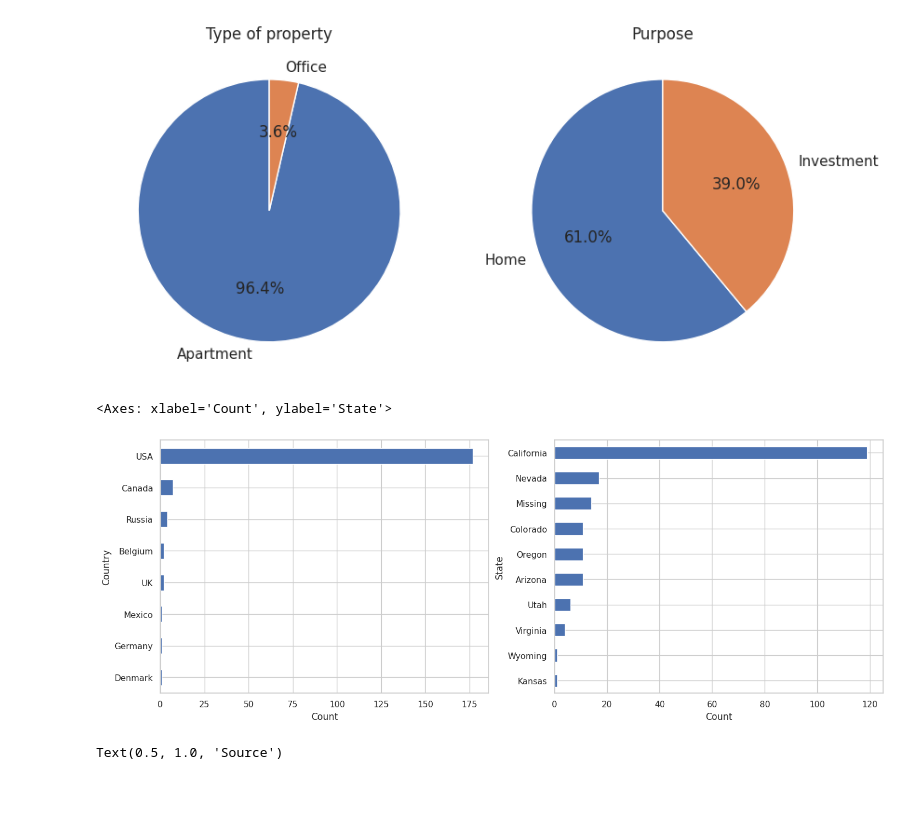
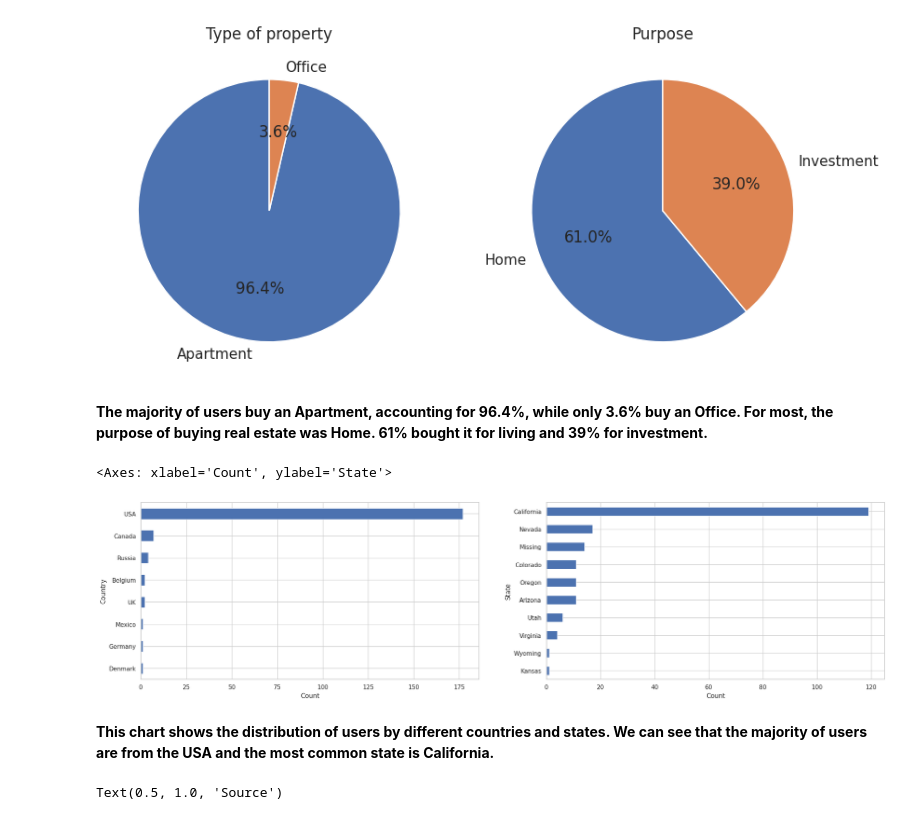
Before and after one commit to DAvocad00/HW2, a Jupyter notebook: EDA/target_customers.ipynb, the cells around one changed output. Drawn from its saved outputs; the diff is of its cells as text; code cells hidden in the pictures; blank space fills up the shorter version.

```diff
--- a/EDA/target_customers.ipynb
+++ b/EDA/target_customers.ipynb
@@ -256,5 +233,3 @@ data['Area (ft.)'] = data['Area (ft.)'].apply(lambda x: x/10.764).round(2)
-# %%
-data.rename(columns={'Area (ft.)': 'Area'}, inplace= True)
 # %%
-data[['Deal satisfaction','Building']] = data[['Deal satisfaction','Building']].astype('int8')
-data[['ID','Property number']] = data[['ID','Property number']].astype('int64')
+data[['Deal_satisfaction','Rooms']] = data[['Deal_satisfaction','Rooms']].astype('int8')
+data[['ID','Property_number']] = data[['ID','Property_number']].astype('int64')
@@ -279,11 +245,11 @@ data.head()
 # %% [markdown]
 <div align="center"> <font size="5"> <b>Data visualization</b> </div>
 # %%
-sns.set(style='whitegrid', context='notebook')
-
 sns.histplot(data['Gender'])
 
 plt.title('Gender Distribution')
 plt.xlabel('Gender')
 plt.ylabel('Count')
+
+data['Gender'].value_counts(normalize=True).round(2)*100
 # %% [output]
@@ -306,7 +284,5 @@ plt.legend()
 # %%
-sns.set(style='whitegrid', context='notebook')
-
-sns.histplot(data['Age Interval'], kde=True)
+sns.histplot(data[data['Entity']=='Individual']['Age_Interval'], kde=True)
 
 plt.title('Distribution by age interval')
 plt.xlabel('Age Interval')
@@ -346,14 +346,18 @@ axs[1].set_title('Purpose')
 # %% [output]
 Text(0.5, 1.0, 'Purpose')
 [figure]
+# %% [markdown]
+<b>The majority of users buy an Apartment, accounting for 96.4%, while only 3.6% buy an Office. For most, the purpose of buying real estate was Home. 61% bought it for living and 39% for investment.</b>
 # %%
-fig, axes = plt.subplots(1, 2, figsize=(17, 6))
+fig, axes = plt.subplots(1, 2, figsize=(25, 6))
 
 data['Country'].value_counts(ascending=True).plot(kind='barh',xlabel='Count',ax=axes[0])
 data['State'].value_counts(ascending=True).plot(kind='barh',xlabel='Count', ax=axes[1])
 # %% [output]
 <Axes: xlabel='Count', ylabel='State'>
-[figure, old version]
+[figure, new version]
+# %% [markdown]
+<b>This chart shows the distribution of users by different countries and states. We can see that the majority of users are from the USA and the most common state is California.</b>
 # %%
 fig, ax = plt.subplots()
 
```
Also changed, not shown: parts of 46 cells of this notebook, 1 other file.
